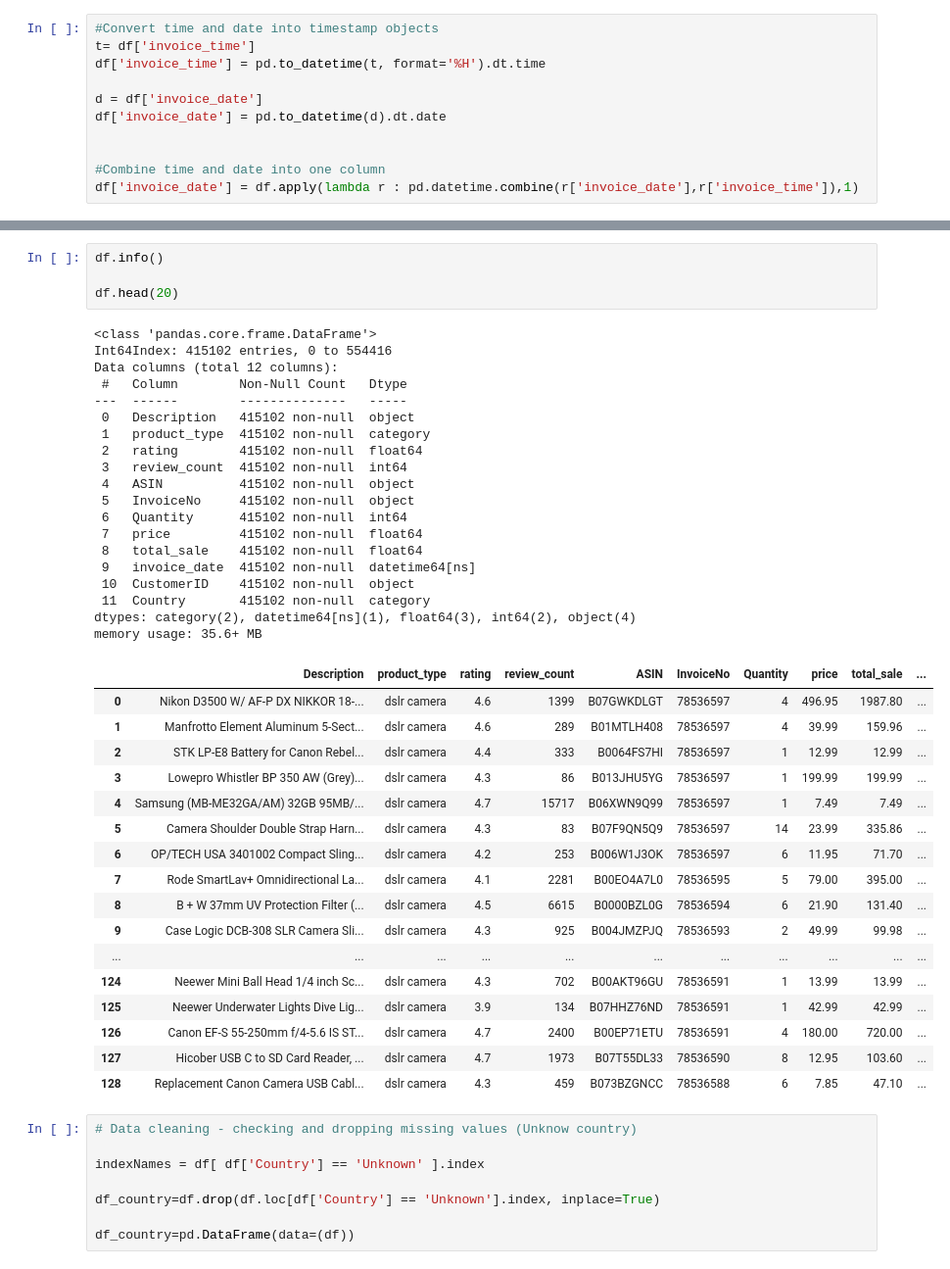
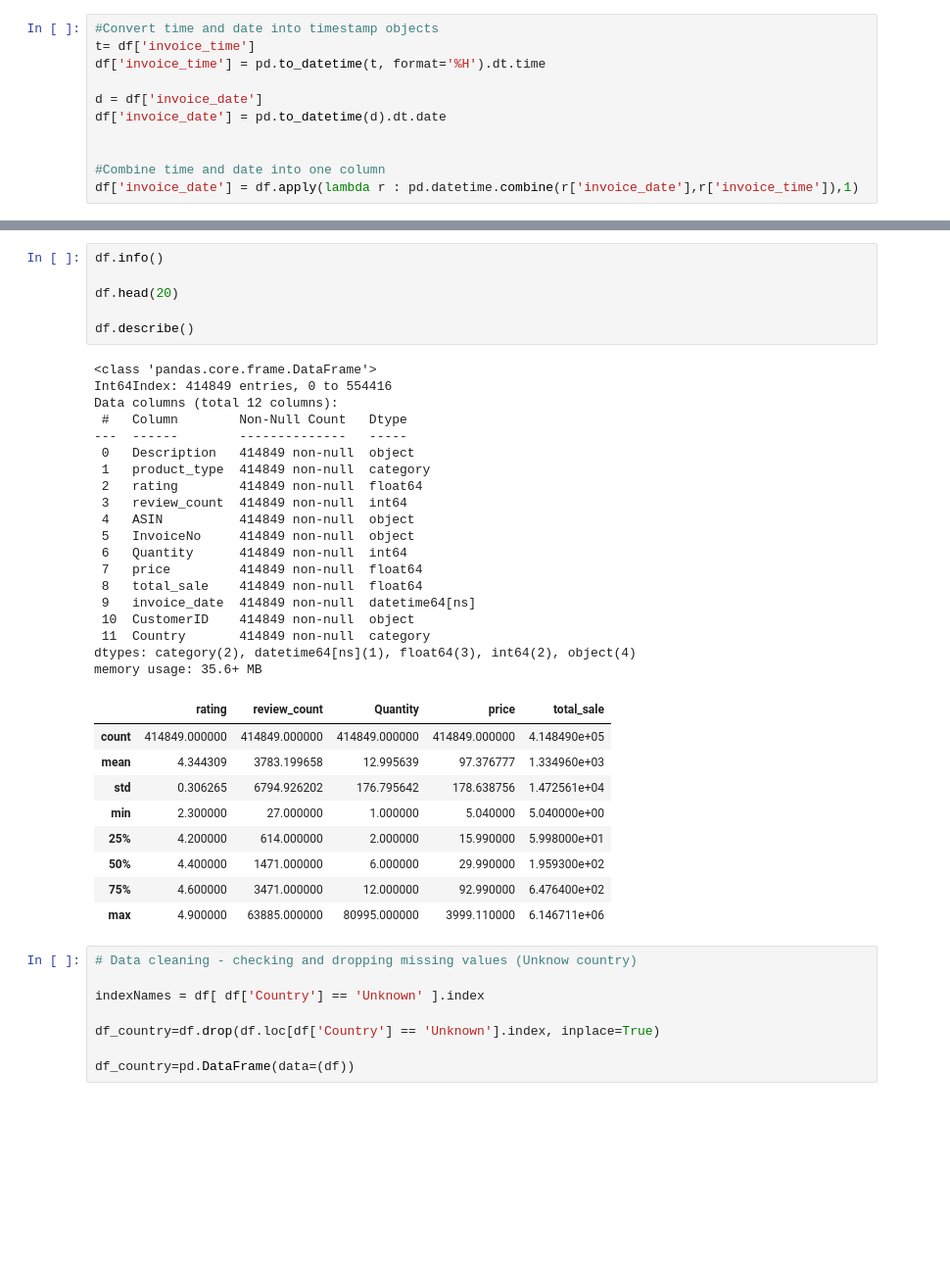
Before and after one commit to Jacopo-Spadon/E-Commerce, a Jupyter notebook: Ecom20too.ipynb, the cells around one changed output, grey strips where cells are left out. Shown at 98% size. Saved outputs shown, nothing was run; the diff lists cells and outputs as text; blank space fills up the shorter version.

```diff
--- a/Ecom20too.ipynb
+++ b/Ecom20too.ipynb
@@ -197,44 +163,38 @@ categories=['Australia','Austria','Bahrain','Belgium','Brazil','Canada','Cyprus'
 # %%
 df.info()
 
 df.head(20)
+
+df.describe()
 # %% [output]
 <class 'pandas.core.frame.DataFrame'>
-Int64Index: 415102 entries, 0 to 554416
+Int64Index: 414849 entries, 0 to 554416
 Data columns (total 12 columns):
  #   Column        Non-Null Count   Dtype
 ---  ------        --------------   -----
- 0   Description   415102 non-null  object
- 1   product_type  415102 non-null  category
- 2   rating        415102 non-null  float64
- 3   review_count  415102 non-null  int64
- 4   ASIN          415102 non-null  object
- 5   InvoiceNo     415102 non-null  object
- 6   Quantity      415102 non-null  int64
- 7   price         415102 non-null  float64
- 8   total_sale    415102 non-null  float64
- 9   invoice_date  415102 non-null  datetime64[ns]
- 10  CustomerID    415102 non-null  object
- 11  Country       415102 non-null  category
+ 0   Description   414849 non-null  object
+ 1   product_type  414849 non-null  category
+ 2   rating        414849 non-null  float64
+ 3   review_count  414849 non-null  int64
+ 4   ASIN          414849 non-null  object
+ 5   InvoiceNo     414849 non-null  object
+ 6   Quantity      414849 non-null  int64
+ 7   price         414849 non-null  float64
+ 8   total_sale    414849 non-null  float64
+ 9   invoice_date  414849 non-null  datetime64[ns]
+ 10  CustomerID    414849 non-null  object
+ 11  Country       414849 non-null  category
 dtypes: category(2), datetime64[ns](1), float64(3), int64(2), object(4)
 memory usage: 35.6+ MB
-|  | Description | product_type | rating | review_count | ASIN | InvoiceNo | Quantity | price | total_sale | ... |
-| 0 | Nikon D3500 W/ AF-P DX NIKKOR 18-... | dslr camera | 4.6 | 1399 | B07GWKDLGT | 78536597 | 4 | 496.95 | 1987.80 | ... |
-| 1 | Manfrotto Element Aluminum 5-Sect... | dslr camera | 4.6 | 289 | B01MTLH408 | 78536597 | 4 | 39.99 | 159.96 | ... |
-| 2 | STK LP-E8 Battery for Canon Rebel... | dslr camera | 4.4 | 333 | B0064FS7HI | 78536597 | 1 | 12.99 | 12.99 | ... |
-| 3 | Lowepro Whistler BP 350 AW (Grey)... | dslr camera | 4.3 | 86 | B013JHU5YG | 78536597 | 1 | 199.99 | 199.99 | ... |
-| 4 | Samsung (MB-ME32GA/AM) 32GB 95MB/... | dslr camera | 4.7 | 15717 | B06XWN9Q99 | 78536597 | 1 | 7.49 | 7.49 | ... |
-| 5 | Camera Shoulder Double Strap Harn... | dslr camera | 4.3 | 83 | B07F9QN5Q9 | 78536597 | 14 | 23.99 | 335.86 | ... |
-| 6 | OP/TECH USA 3401002 Compact Sling... | dslr camera | 4.2 | 253 | B006W1J3OK | 78536597 | 6 | 11.95 | 71.70 | ... |
-| 7 | Rode SmartLav+ Omnidirectional La... | dslr camera | 4.1 | 2281 | B00EO4A7L0 | 78536595 | 5 | 79.00 | 395.00 | ... |
-| 8 | B + W 37mm UV Protection Filter (... | dslr camera | 4.5 | 6615 | B0000BZL0G | 78536594 | 6 | 21.90 | 131.40 | ... |
-| 9 | Case Logic DCB-308 SLR Camera Sli... | dslr camera | 4.3 | 925 | B004JMZPJQ | 78536593 | 2 | 49.99 | 99.98 | ... |
-| ... | ... | ... | ... | ... | ... | ... | ... | ... | ... | ... |
-| 124 | Neewer Mini Ball Head 1/4 inch Sc... | dslr camera | 4.3 | 702 | B00AKT96GU | 78536591 | 1 | 13.99 | 13.99 | ... |
-| 125 | Neewer Underwater Lights Dive Lig... | dslr camera | 3.9 | 134 | B07HHZ76ND | 78536591 | 1 | 42.99 | 42.99 | ... |
-| 126 | Canon EF-S 55-250mm f/4-5.6 IS ST... | dslr camera | 4.7 | 2400 | B00EP71ETU | 78536591 | 4 | 180.00 | 720.00 | ... |
-| 127 | Hicober USB C to SD Card Reader, ... | dslr camera | 4.7 | 1973 | B07T55DL33 | 78536590 | 8 | 12.95 | 103.60 | ... |
-| 128 | Replacement Canon Camera USB Cabl... | dslr camera | 4.3 | 459 | B073BZGNCC | 78536588 | 6 | 7.85 | 47.10 | ... |
+|  | rating | review_count | Quantity | price | total_sale |
+| count | 414849.000000 | 414849.000000 | 414849.000000 | 414849.000000 | 4.148490e+05 |
+| mean | 4.344309 | 3783.199658 | 12.995639 | 97.376777 | 1.334960e+03 |
+| std | 0.306265 | 6794.926202 | 176.795642 | 178.638756 | 1.472561e+04 |
+| min | 2.300000 | 27.000000 | 1.000000 | 5.040000 | 5.040000e+00 |
+| 25% | 4.200000 | 614.000000 | 2.000000 | 15.990000 | 5.998000e+01 |
+| 50% | 4.400000 | 1471.000000 | 6.000000 | 29.990000 | 1.959300e+02 |
+| 75% | 4.600000 | 3471.000000 | 12.000000 | 92.990000 | 6.476400e+02 |
+| max | 4.900000 | 63885.000000 | 80995.000000 | 3999.110000 | 6.146711e+06 |
 # %%
 # Data cleaning - checking and dropping missing values (Unknow country)
 
```
Also changed, not shown: parts of 15 cells of this notebook.
